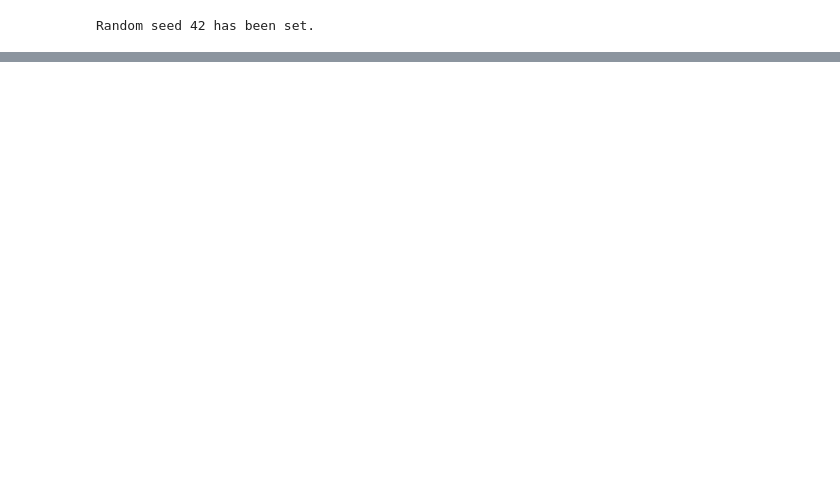
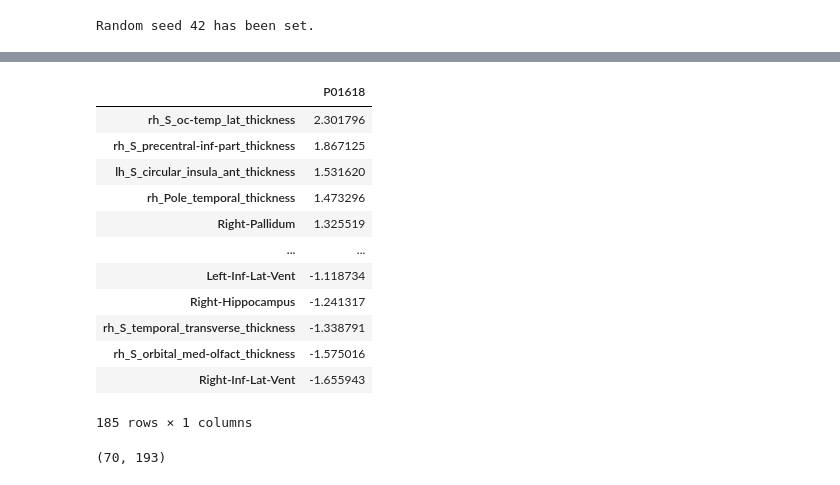
Before and after one commit to bbuckova/ESO_normative, a Jupyter notebook: pretrained_zscores_comparison.ipynb, the cells around one changed output, grey strips where cells are left out. Cells and saved outputs as stored; diff of their text form; code cells hidden in the pictures; blank space fills up the shorter version.

```diff
--- a/pretrained_zscores_comparison.ipynb
+++ b/pretrained_zscores_comparison.ipynb
@@ -392,0 +657,21 @@ temp.sort_values(by=[0], ascending = False)
+# %%
+pk2 = v2_pat.iloc[np.where(v2_pat.index == 'P01618')[0],col_comp_id].T
+pk2.sort_values(by='P01618', ascending=False)
+# %% [output]
+|  | P01618 |
+| rh_S_oc-temp_lat_thickness | 2.301796 |
+| rh_S_precentral-inf-part_thickness | 1.867125 |
+| lh_S_circular_insula_ant_thickness | 1.531620 |
+| rh_Pole_temporal_thickness | 1.473296 |
+| Right-Pallidum | 1.325519 |
+| ... | ... |
+| Left-Inf-Lat-Vent | -1.118734 |
+| Right-Hippocampus | -1.241317 |
+| rh_S_temporal_transverse_thickness | -1.338791 |
+| rh_S_orbital_med-olfact_thickness | -1.575016 |
+| Right-Inf-Lat-Vent | -1.655943 |
+185 rows × 1 columns
+# %%
+v1_cont.shape
+# %% [output]
+(70, 193)
```
Also changed, not shown: parts of 31 cells of this notebook.
